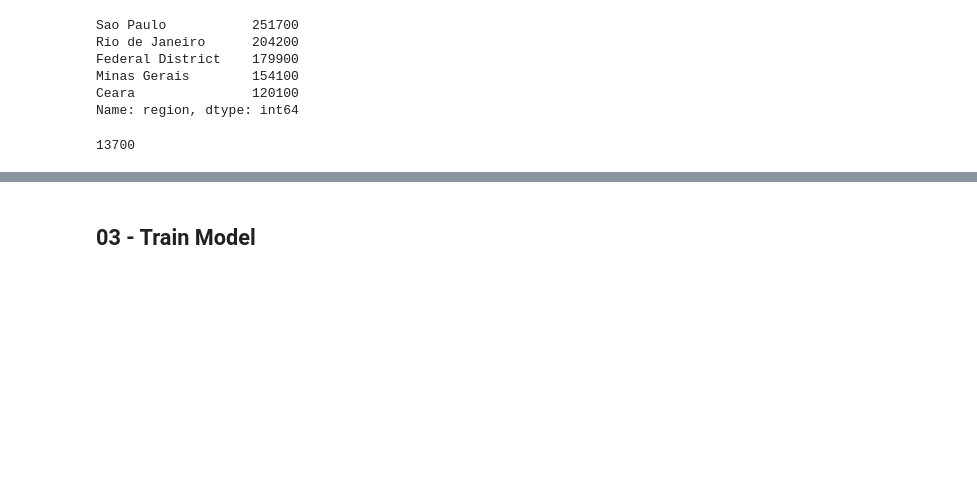
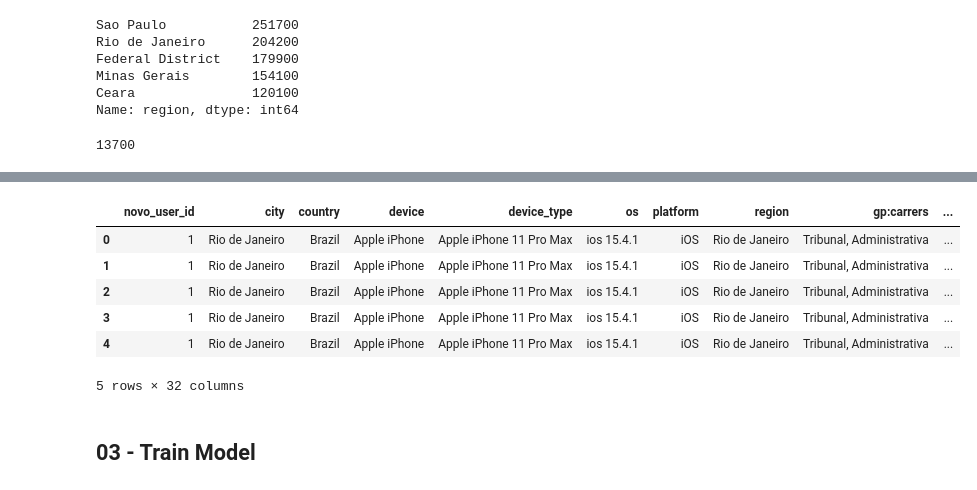
Before and after one commit to rafaelpds/Projetos_Data_Science, a Jupyter notebook: QConcurso/challenge_qconcurso.ipynb, the cells around one changed output, grey strips where cells are left out. Drawn from its saved outputs; the diff is of its cells as text; code cells hidden in the pictures; blank space fills up the shorter version.

```diff
--- a/QConcurso/challenge_qconcurso.ipynb
+++ b/QConcurso/challenge_qconcurso.ipynb
@@ -222,2 +282,52 @@ df_model['region'].isnull().sum()
+# %%
+#Definir as variaveis para a baseline
+variaveis = ['created_at', 'row', 'commented_by_professor', 'difficulty', 'discipline_id',
+'examining_board_id', 'institute_id', 'knowledge_area_id', 'modality_id', 'nullified', 'outdated', 'product_id', 'publication_year', 'right_answer',
+'scholarity_id', 'novo_question_id', 'device_1001-G Go', 'device_21051182G', 'device_21061110AG', 'device_21061119AG', 'device_21061119BI', 'device_21061119DG',
+'device_2109119DG', 'device_21121119SG', 'device_2201116PG', 'device_2201116SG', 'device_2201116TG', 'device_2201117PG', 'device_2201117SL', 'device_2201117SY',
+'device_2201117TG', 'device_2201117TL', 'device_220333QNY', 'device_4187U', 'device_5085J', 'device_5124J', 'device_A5_Pro', 'device_A7 Pro', 'device_A9 Pro',
+'device_ASUS A001D', 'device_ASUS I006D', 'device_ASUS Phone', 'device_ASUS X00KD', 'device_ASUS X00LD', 'device_ASUS X00LDA', 'device_ASUS X00PD',
+'device_ASUS X00QD', 'device_ASUS X00RD', 'device_ASUS X00TDB', 'device_ASUS X017DA', 'device_ASUS X018D', 'device_ASUS X01BDA', 'device_ASUS Z017DC',
+'device_ASUS Z01KD', 'device_ATM EastAeon R5Plus', 'device_Amazon Amazon KFONWI', 'device_Amazon Amazon KFTRWI', 'device_Amazon KFMAWI', 'device_Amazon KFONWI',
+'device_Amazon KFTRWI', 'device_Android', 'device_Android rockchip V88', 'device_Apple iPad', 'device_Apple iPhone', 'device_BISON', 'device_Blu Phone',
+'device_Chromium OS', 'device_DL Sungworld Tablet_DL_2820', 'device_Doogee Phone', 'device_GO3E', 'device_GOME 2017M27A', 'device_Google Phone',
+'device_HIT P10a', 'device_Hit P10', 'device_Huawei Phone', 'device_Huawei Tablet', 'device_LEX626', 'device_LG K130', 'device_LG K430', 'device_LG LM-G810',
+'device_LG LM-K200', 'device_LG LM-K410', 'device_LG LM-K420', 'device_LG LM-K510', 'device_LG LM-K520', 'device_LG LM-K525', 'device_LG LM-Q630',
+'device_LG LM-X120', 'device_LG LM-X210', 'device_LG LM-X410.F', 'device_LG LM-X420', 'device_LG LM-X430', 'device_LG LM-X520', 'device_LG LM-X525',
+'device_LG LM-X540', 'device_LG Linux', 'device_LG M250', 'device_LG M320', 'device_LG P655H', 'device_LG Phone', 'device_LG X230', 'device_LGE Phone',
+'device_LGE Tablet', 'device_Lenovo A5500-F', 'device_Lenovo P2a42', 'device_Lenovo Phone', 'device_Lenovo TB-J606F', 'device_Lenovo TB-J616F',
+'device_Lenovo Tablet', 'device_Linux', 'device_M10A-Lite', 'device_M10A_3G', 'device_M10A_Lite', 'device_M10_4G_PRO', 'device_M1908C3JGG',
+'device_M2003J15SC', 'device_M2004J19C', 'device_M2006C3LG', 'device_M2006C3LI', 'device_M2006C3LII', 'device_M2006C3MG', 'device_M2006C3MI',
+'device_M2006C3MII', 'device_M2007J20CG', 'device_M2007J20CI', 'device_M2010J19CG', 'device_M2010J19CI', 'device_M2010J19SG', 'device_M2010J19SL',
+'device_M2010J19SY', 'device_M2012K11AG', 'device_M2101K6G', 'device_M2101K6I', 'device_M2101K6P', 'device_M2101K7AG', 'device_M2101K7AI', 'device_M2101K7BG',
+'device_M2101K7BI', 'device_M2101K7BL', 'device_M2101K7BNY', 'device_M2101K9AG', 'device_M2101K9G', 'device_M2102J20SG', 'device_M2103K19G',
+'device_M40Pro_EEA', 'device_M7S_PLUS', 'device_M7sLite', 'device_MI PLAY', 'device_ML-JI-M7_3G_PLUS', 'device_Mac', 'device_Mi 9T Pro', 'device_Mi MIX 2',
+'device_Mi Note 10 Lite', 'device_Motorola Moto G (5S)', 'device_Motorola Phone', 'device_Motorola edge', 'device_Motorola moto e5',
+'device_Motorola moto g(7)', 'device_Motorola moto g(7) play', 'device_Motorola moto g(7) plus', 'device_Motorola moto x4', 'device_Motorola o',
+'device_Multilaser Phone', 'device_Multilaser Tablet', 'device_N30', 'device_Nokia 2.4', 'device_Nokia 5.4', 'device_Nokia 6.1',
+'device_Nokia HMD Global Nokia 2.4', 'device_Nokia HMD Global Nokia 5.3', 'device_Nokia HMD Global Nokia 5.4', 'device_Nova3Color', 'device_OnePlus Phone',
+'device_PHILCO VSUN PTB10R', 'device_PHILCO incar PTB8R', 'device_POCO Phone', 'device_POCO Xiaomi 21061110AG', 'device_PTB10R', 'device_PTB8R',
+'device_Philco Philco HIT P10a', 'device_Philco Philco HIT P8', 'device_Philco Phone', 'device_Philco Tablet', 'device_Positivo Phone', 'device_Positivo Q20',
+'device_Power_5', 'device_Quantum Go', 'device_RMX3081', 'device_RMX3191', 'device_RMX3231', 'device_Realme Phone', 'device_Redmi Phone',
+'device_Redmi Xiaomi 21061119BI', 'device_Redmi Xiaomi M2006C3LII', 'device_Redmi Xiaomi M2101K6R', 'device_Samsung Galaxy Note',
+'device_Samsung Galaxy Phone', 'device_Samsung Galaxy Tab', 'device_Samsung Phone', 'device_Samsung SM-T113N', 'device_Samsung SM-T116B',
+'device_Samsung SM-T560N', 'device_Samsung Tablet', 'device_Samsung Tizen', 'device_Sony Xperia Phone', 'device_T800', 'device_TCL Phone',
+'device_TECTOY TCL TECTOY_5029Y', 'device_TV BOX', 'device_Tablet DL 3406', 'device_Twist 4 Fit', 'device_Twist 4G', 'device_UMIDIGI HXY BISON',
+'device_Ubuntu', 'device_Umidigi Phone', 'device_Windows', 'device_Xiaomi Mi A2', 'device_Xiaomi Mi A2 Lite', 'device_Xiaomi Mi A3', 'device_Xiaomi Phone',
+'device_Xiaomi Redmi Note 5A Prime', 'device_Xiaomi Redmi Note 6 Pro', 'device_Xiaomi Redmi Note 8 Pro', 'device_Xiaomi Tablet',
+'device_Xiaomi Xiaomi 2107113SG', 'device_Xiaomi Xiaomi 21081111RG', 'device_Xiaomi Xiaomi 2109119DG', 'device_Xiaomi Xiaomi Redmi 7A',
+'device_Xiaomi Xiaomi Redmi 8', 'device_Xiaomi Xiaomi Redmi 8A', 'device_rk322x-box', 'device_samsung samsung SM-A107M', 'device_xiaomi Xiaomi Redmi Note 8T']
+# %%
+df_train = df_model_dummies[variaveis]
+# %%
+df_train.head()
+# %% [output]
+|  | novo_user_id | city | country | device | device_type | os | platform | region | gp:carrers | ... |
+| 0 | 1 | Rio de Janeiro | Brazil | Apple iPhone | Apple iPhone 11 Pro Max | ios 15.4.1 | iOS | Rio de Janeiro | Tribunal, Administrativa | ... |
+| 1 | 1 | Rio de Janeiro | Brazil | Apple iPhone | Apple iPhone 11 Pro Max | ios 15.4.1 | iOS | Rio de Janeiro | Tribunal, Administrativa | ... |
+| 2 | 1 | Rio de Janeiro | Brazil | Apple iPhone | Apple iPhone 11 Pro Max | ios 15.4.1 | iOS | Rio de Janeiro | Tribunal, Administrativa | ... |
+| 3 | 1 | Rio de Janeiro | Brazil | Apple iPhone | Apple iPhone 11 Pro Max | ios 15.4.1 | iOS | Rio de Janeiro | Tribunal, Administrativa | ... |
+| 4 | 1 | Rio de Janeiro | Brazil | Apple iPhone | Apple iPhone 11 Pro Max | ios 15.4.1 | iOS | Rio de Janeiro | Tribunal, Administrativa | ... |
+5 rows × 32 columns
 # %% [markdown]
 ## 03 - Train Model
```
Also changed, not shown: parts of 18 cells of this notebook.
